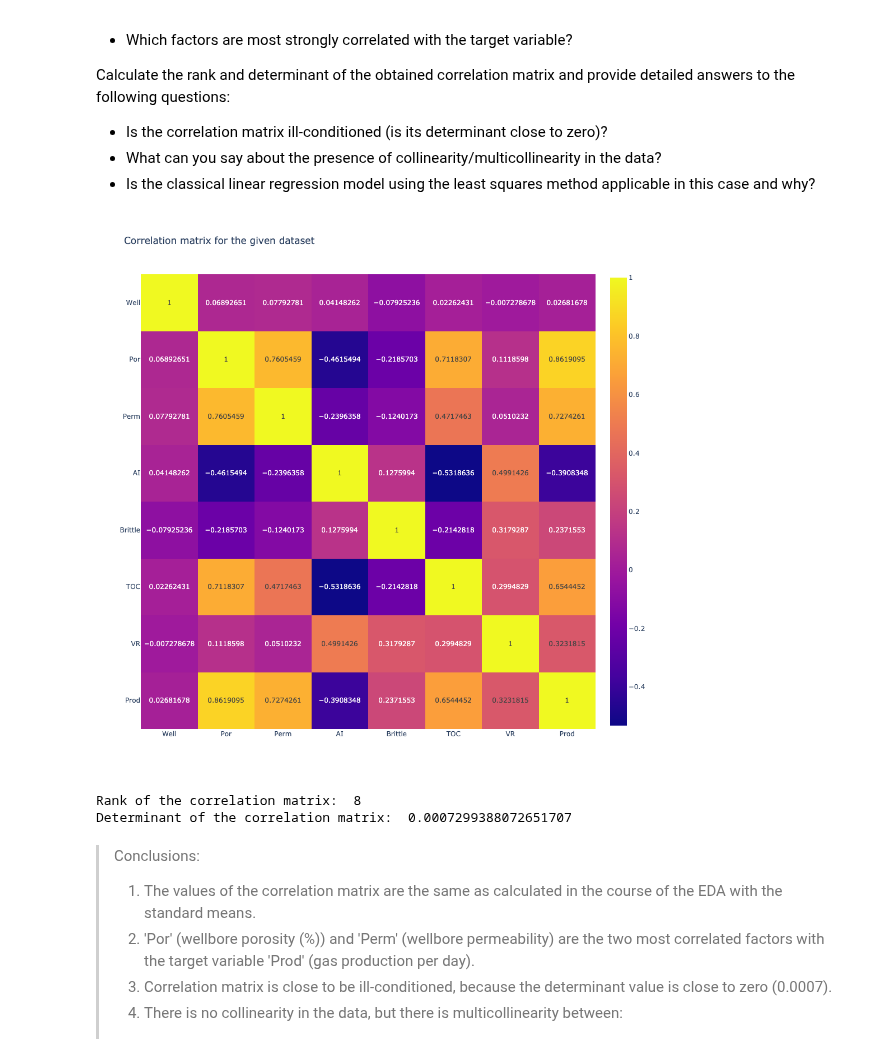
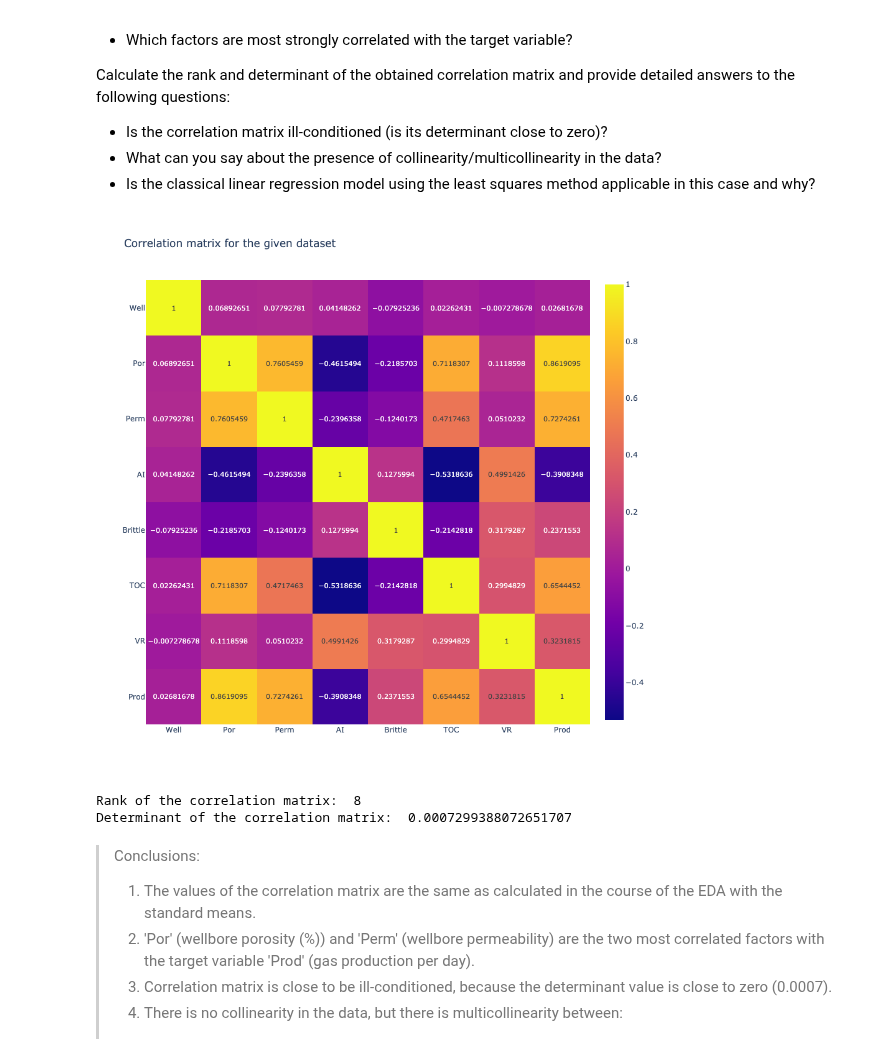
Before and after one commit to helios12/DataScienceProjects, a Jupyter notebook: tasks/task-7/Task-7.MATH-ML-2. Practice. Notebook.ipynb, the cells around one changed output. Drawn from its saved outputs; the diff is of its cells as text; code cells hidden in the pictures.

```diff
--- a/tasks/task-7/Task-7.MATH-ML-2. Practice. Notebook.ipynb
+++ b/tasks/task-7/Task-7.MATH-ML-2. Practice. Notebook.ipynb
@@ -154,36 +154,36 @@ cols = ['Well', 'Por', 'Perm', 'AI', 'Brittle', 'TOC', 'VR', 'Prod']
 # Standirdize the factor matrix.
 A = np.array(data)
 A_cent = A - A.mean(axis=0)
 A_st = A_cent / np.linalg.norm(A_cent, axis=0)
 
 # Construct a correlation matrix.
 corr = A_st.T@A_st
 
 # Visualize the correlation matrix.
 fig = px.imshow(
     corr,
     text_auto=True,
-    width=1000,
-    height=1000,
+    width=900,
+    height=900,
     title='Correlation matrix for the given dataset'
 ).update_layout(
     xaxis=dict(
         tickvals = list(range(0, 8)),
         ticktext = cols
     ),
     yaxis=dict(
         tickvals = list(range(0, 8)),
         ticktext = cols
     )
 )
 fig.show('png')
 
 corr_rank = np.linalg.matrix_rank(corr)
 corr_det = np.linalg.det(corr)
 print('Rank of the correlation matrix: ', corr_rank)
 print('Determinant of the correlation matrix: ', corr_det)
 # %% [output]
-[figure, old version]
+[figure, new version]
 Rank of the correlation matrix:  8
 Determinant of the correlation matrix:  0.0007299388072651707
 # %% [markdown]
```
Also changed, not shown: parts of 8 cells of this notebook.
